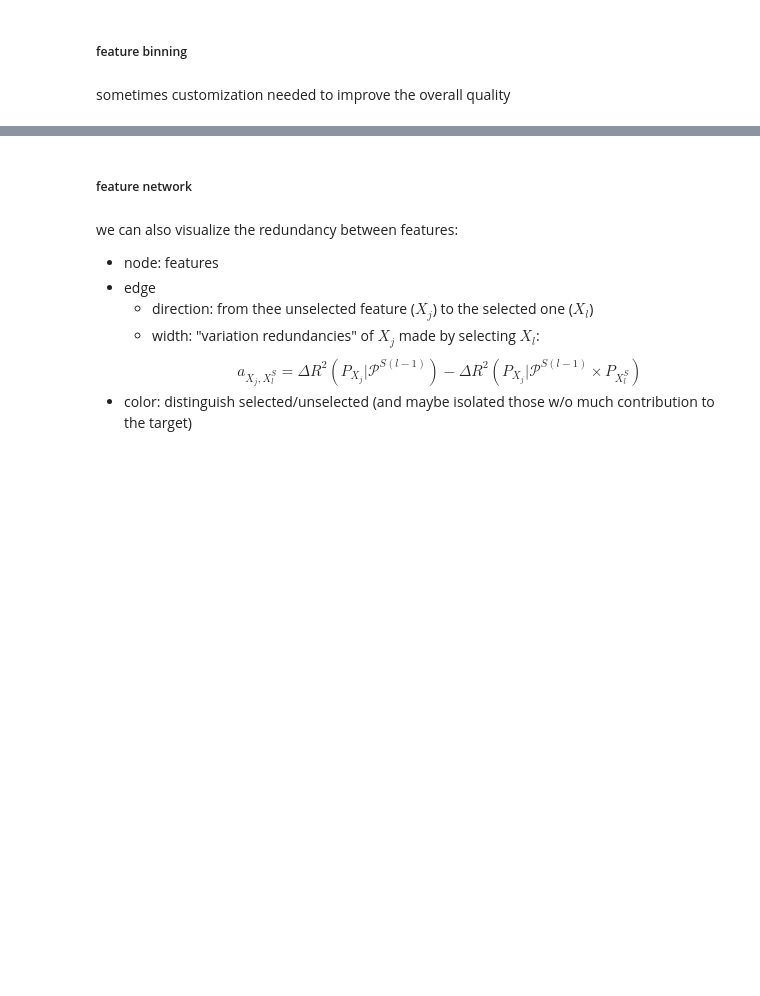
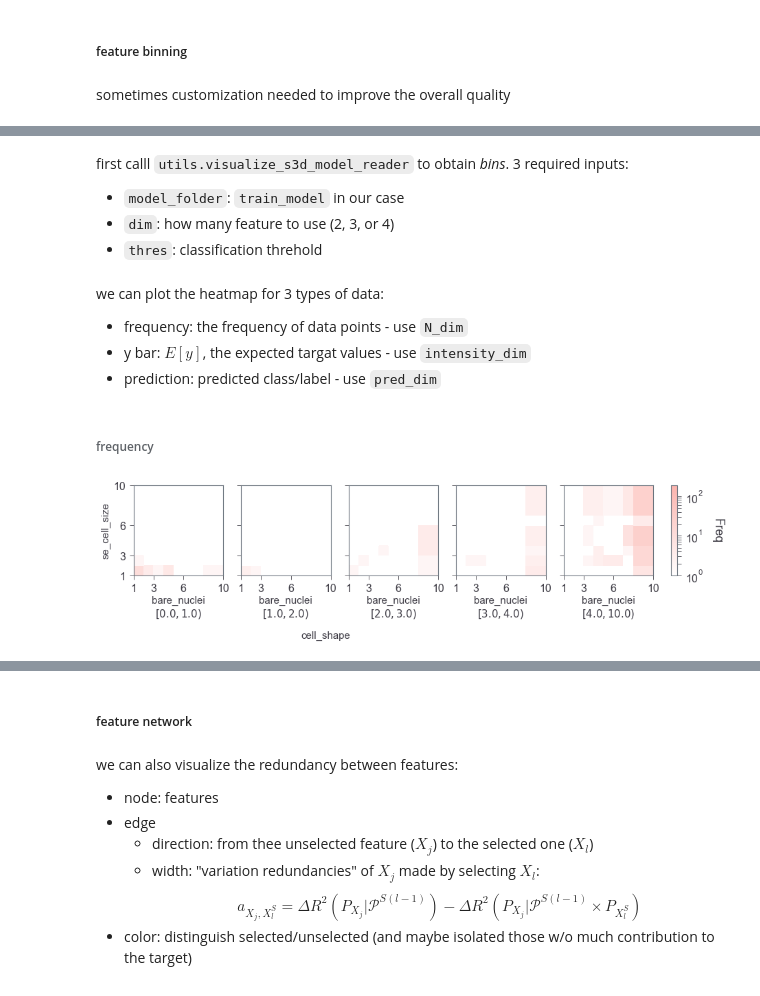
Before and after one commit to peterfennell/S3D, a Jupyter notebook: s3d/quickstart.ipynb, the cells around one changed output, grey strips where cells are left out. Cells and saved outputs as stored; diff of their text form; code cells hidden in the pictures; blank space fills up the shorter version.

Commit message:
update heatmap

```diff
--- a/s3d/quickstart.ipynb
+++ b/s3d/quickstart.ipynb
@@ -203,0 +190,28 @@ for i, ax in enumerate(g.axes):
+# %% [markdown]
+first calll `utils.visualize_s3d_model_reader` to obtain _bins_. 3 required inputs:
+- `model_folder`: `train_model` in our case
+- `dim`: how many feature to use (2, 3, or 4)
+- `thres`: classification threhold
+# %%
+dim = 3
+thres = 0.33
+# %%
+splits_at_dim, N_dim, intensity_dim, pred_dim, chosen_f_dim = utils.visualize_s3d_model_reader(train_model, dim, thres)
+# %% [markdown]
+we can plot the heatmap for 3 types of data:
+- frequency: the frequency of data points - use `N_dim`
+- y bar: $E[y]$, the expected targat values - use `intensity_dim`
+- prediction: predicted class/label - use `pred_dim`
+# %% [markdown]
+###### frequency
+# %%
+fig, ax_arr = utils.visualize_s3d_model(dim, splits_at_dim, my_cmap,
+                                        N_dim, 'Freq', chosen_f_dim,
+                                        xscale='linear', yscale='linear',
+                                        norm_func=mc.LogNorm
+                                       )
+ax_arr[0,0].set_xticks([1,3,6,10])
+ax_arr[0,0].set_yticks([1,3,6,10])
+ax_arr[0,0].minorticks_off()
+# %% [output]
+[figure, added]
```
Also changed, not shown: parts of 14 cells of this notebook, 2 other files.
